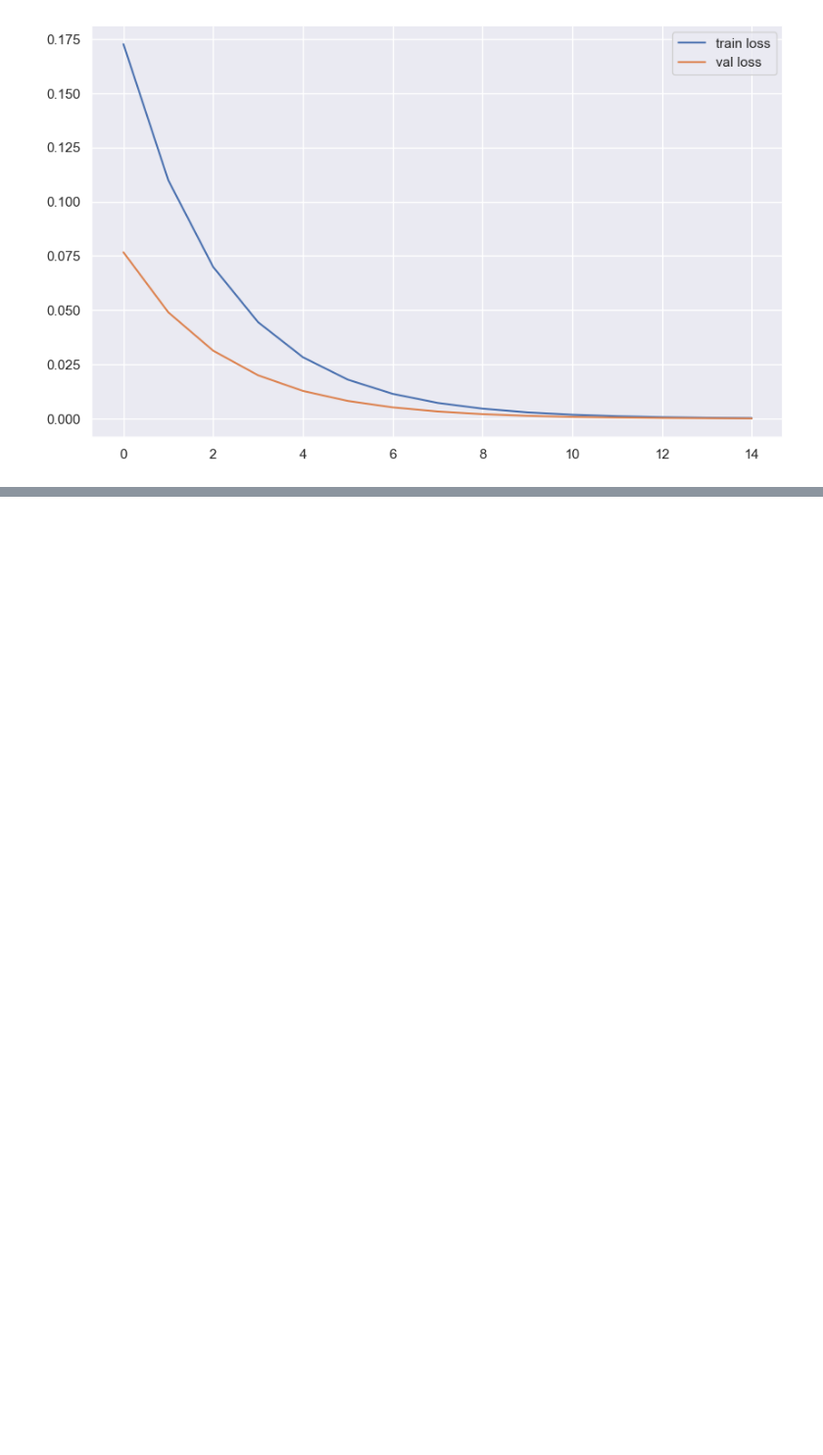
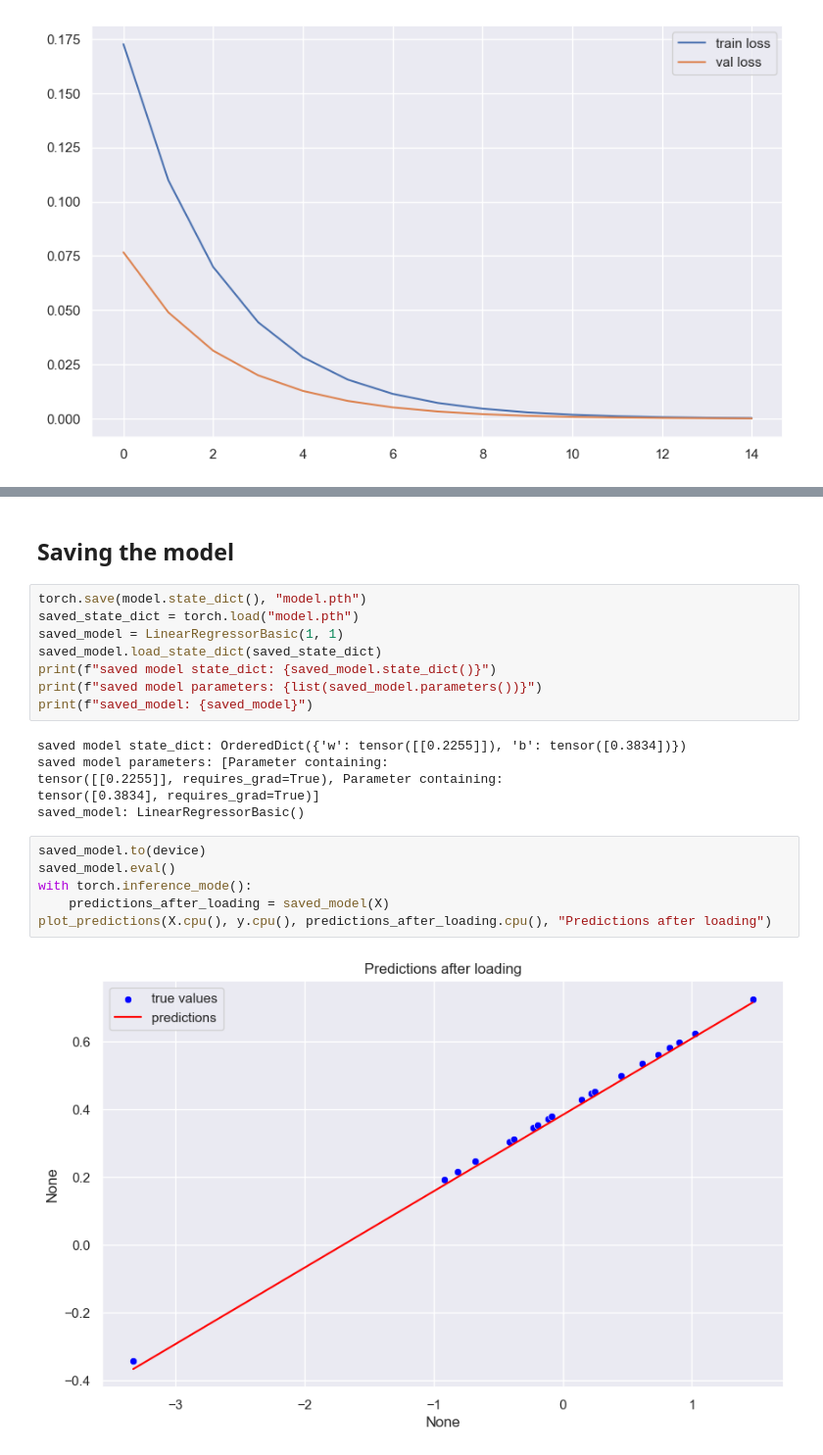
Before and after one commit to ankush-003/torch-101, a Jupyter notebook: logistic_regression/main.ipynb, the cells around one changed output, grey strips where cells are left out. Shown at 98% size. Cells and saved outputs as stored; diff of their text form; blank space fills up the shorter version.

Commit message:
saving and loading models

```diff
--- a/logistic_regression/main.ipynb
+++ b/logistic_regression/main.ipynb
@@ -83,3 +93,27 @@ tensor([[0.2255]], device='mps:0', requires_grad=True), Parameter containing:
 tensor([0.3834], device='mps:0', requires_grad=True)]
 True weights: tensor([[0.2223]], device='mps:0')
 [figure]
+# %% [markdown]
+## Saving the model
+# %%
+torch.save(model.state_dict(), "model.pth")
+saved_state_dict = torch.load("model.pth")
+saved_model = LinearRegressorBasic(1, 1)
+saved_model.load_state_dict(saved_state_dict)
+print(f"saved model state_dict: {saved_model.state_dict()}")
+print(f"saved model parameters: {list(saved_model.parameters())}")
+print(f"saved_model: {saved_model}")
+# %% [output]
+saved model state_dict: OrderedDict({'w': tensor([[0.2255]]), 'b': tensor([0.3834])})
+saved model parameters: [Parameter containing:
+tensor([[0.2255]], requires_grad=True), Parameter containing:
+tensor([0.3834], requires_grad=True)]
+saved_model: LinearRegressorBasic()
+# %%
+saved_model.to(device)
+saved_model.eval()
+with torch.inference_mode():
+    predictions_after_loading = saved_model(X)
+plot_predictions(X.cpu(), y.cpu(), predictions_after_loading.cpu(), "Predictions after loading")
+# %% [output]
+[figure, added]
```
Also changed, not shown: parts of 4 cells of this notebook, 2 other files.
